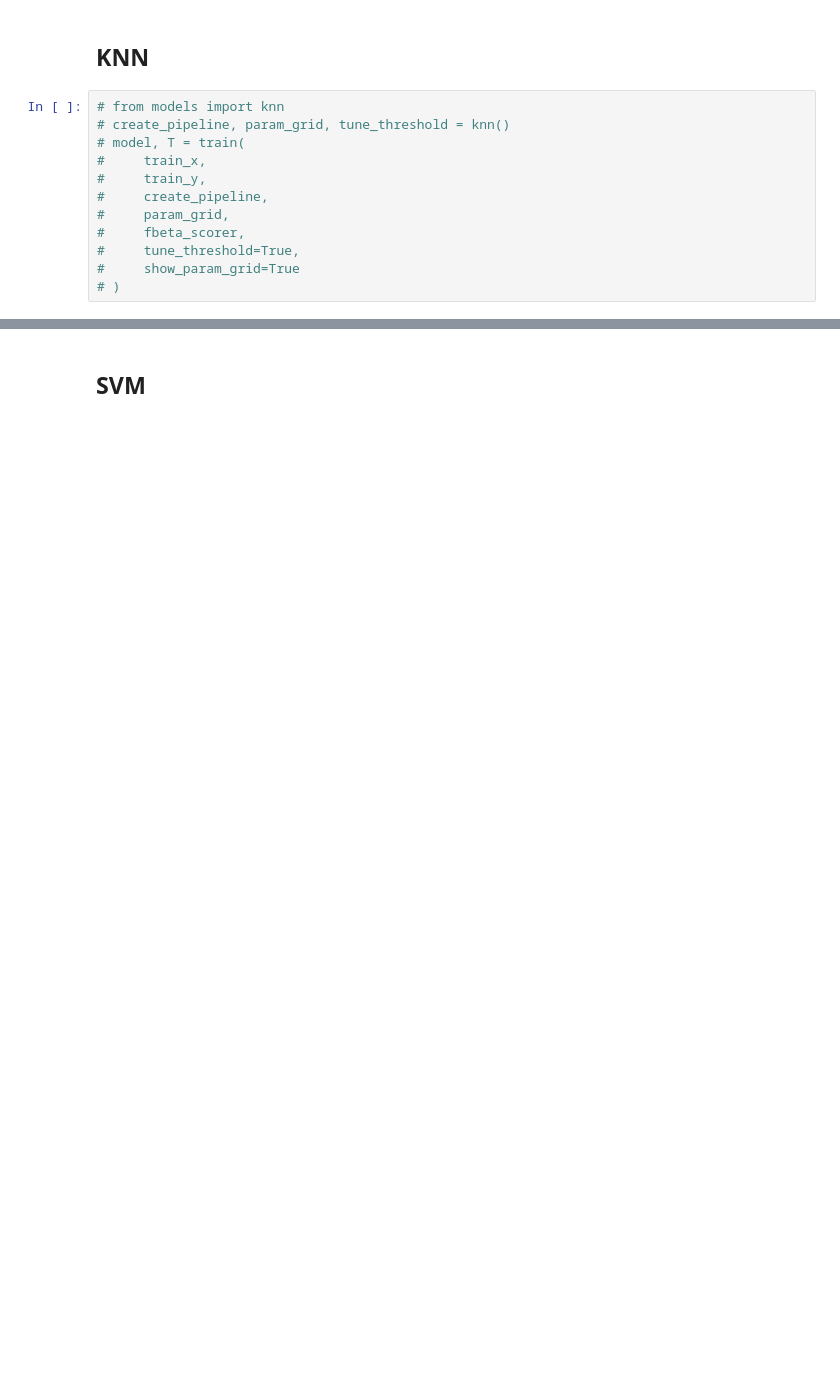
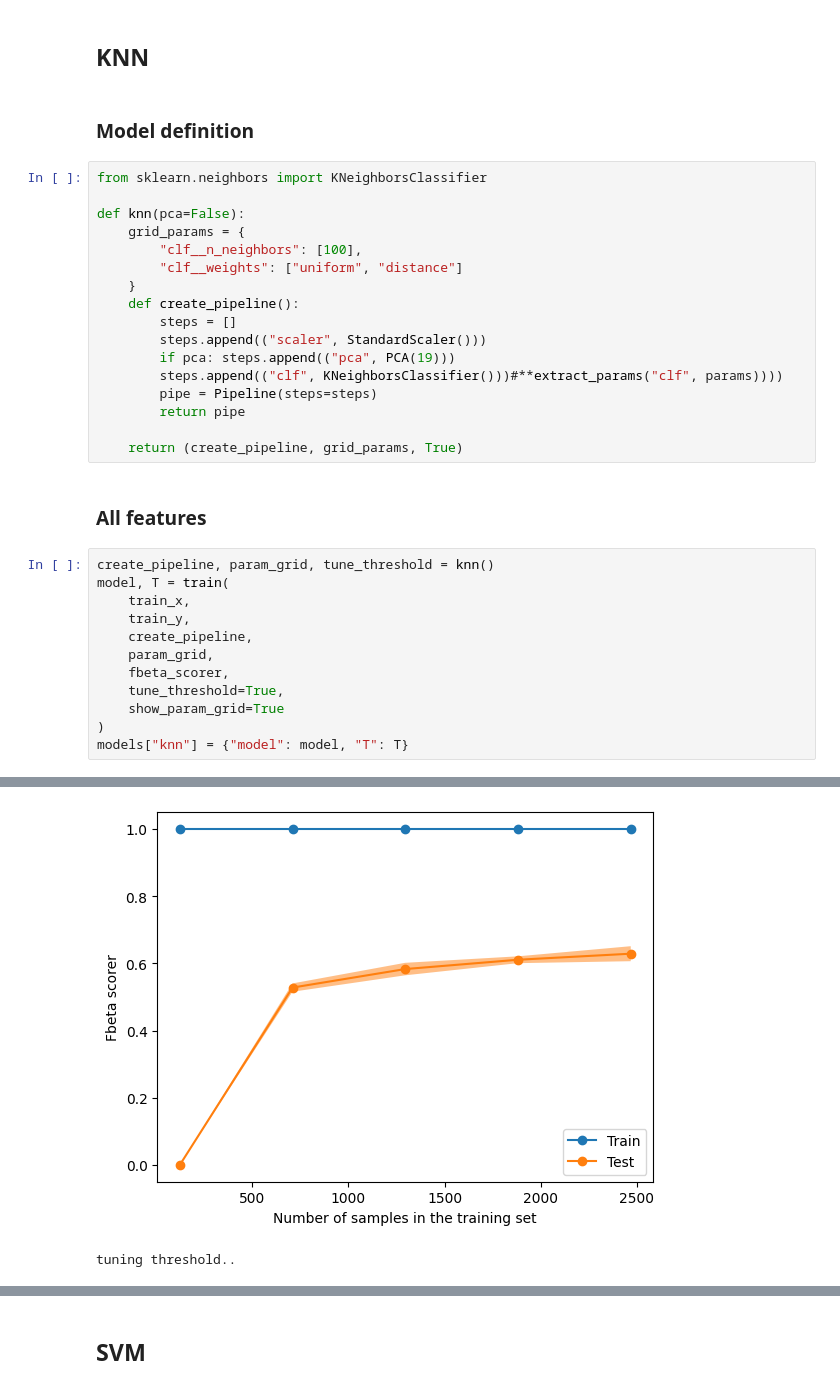
Before and after one commit to idj97/student_dropout, a Jupyter notebook: notebook.ipynb, the cells around one changed output, grey strips where cells are left out. Saved outputs shown, nothing was run; the diff lists cells and outputs as text; blank space fills up the shorter version.

```diff
--- a/notebook.ipynb
+++ b/notebook.ipynb
@@ -456,14 +492,36 @@ models["logistic_pca"] = {"model": model, "T": T}
 # %% [markdown]
 ## KNN
+# %% [markdown]
+### Model definition
+# %%
+from sklearn.neighbors import KNeighborsClassifier
+
+def knn(pca=False):
+    grid_params = {
+        "clf__n_neighbors": [100],
+        "clf__weights": ["uniform", "distance"]
+    }
+    def create_pipeline():
+        steps = []
+        steps.append(("scaler", StandardScaler()))
+        if pca: steps.append(("pca", PCA(19)))
+        steps.append(("clf", KNeighborsClassifier()))#**extract_params("clf", params))))
+        pipe = Pipeline(steps=steps)
+        return pipe
+
+    return (create_pipeline, grid_params, True)
+# %% [markdown]
+### All features
 # %%
-# from models import knn
-# create_pipeline, param_grid, tune_threshold = knn()
-# model, T = train(
-#     train_x,
-#     train_y,
-#     create_pipeline,
-#     param_grid,
-#     fbeta_scorer,
-#     tune_threshold=True,
-#     show_param_grid=True
-# )
+create_pipeline, param_grid, tune_threshold = knn()
+model, T = train(
+    train_x,
+    train_y,
+    create_pipeline,
+    param_grid,
+    fbeta_scorer,
+    tune_threshold=True,
+    show_param_grid=True
+)
+models["knn"] = {"model": model, "T": T}
+# %% [output]
@@ -469,0 +545,2 @@ models["logistic_pca"] = {"model": model, "T": T}
+[figure, added]
+tuning threshold..
```
Also changed, not shown: parts of 19 cells of this notebook.
